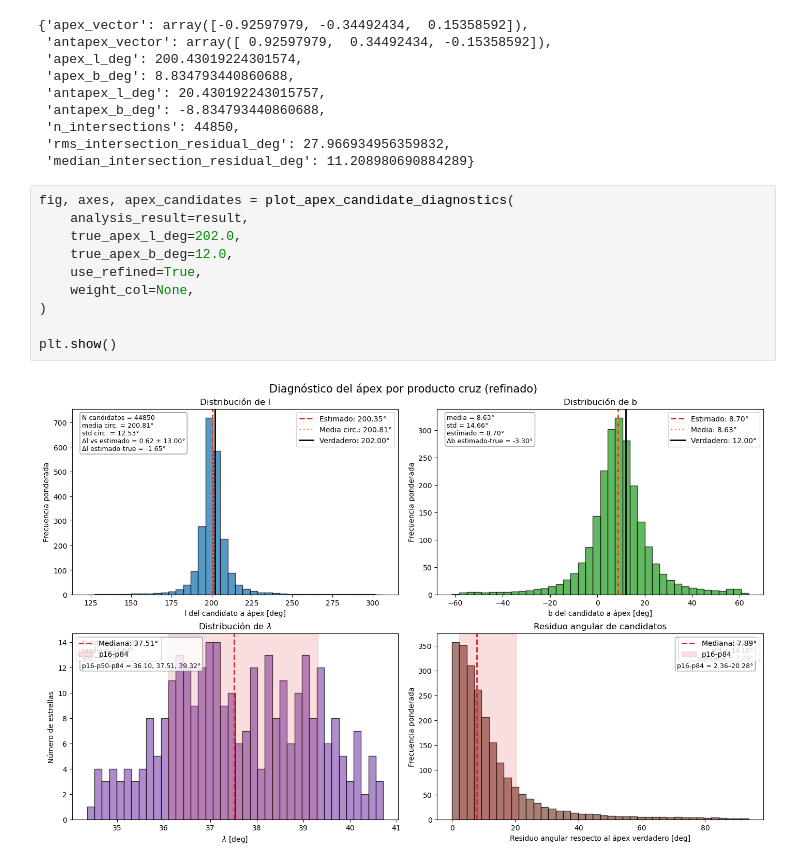
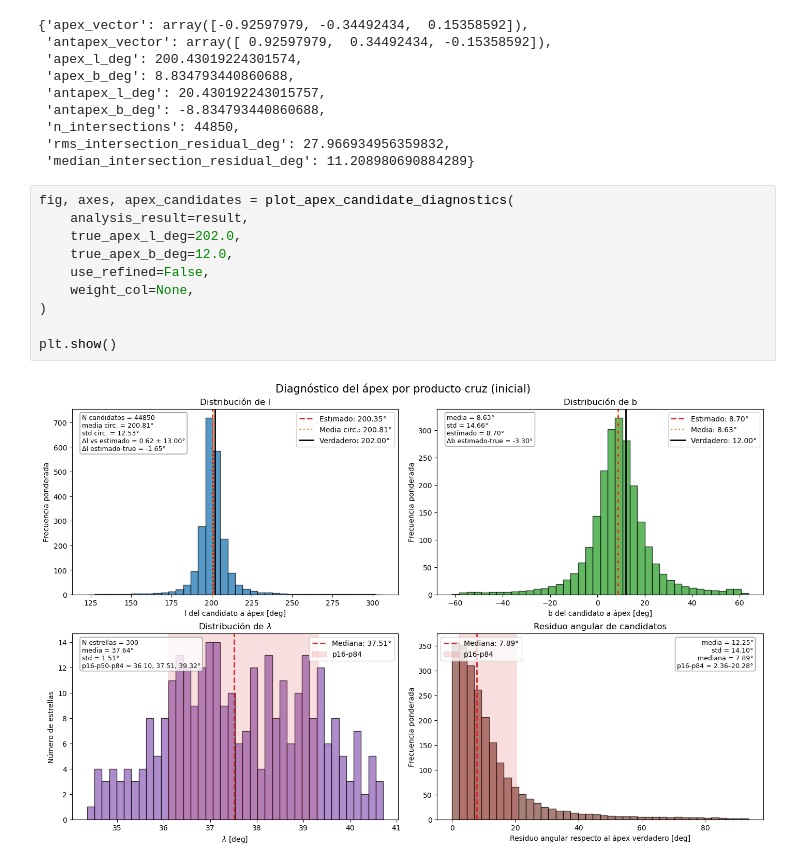
Before and after one commit to nicolasbojacarojas/clusterization_project, a Jupyter notebook: dev/pasantia/analisis_simulacion_hyades.ipynb, the cells around one changed output. Saved outputs shown, nothing was run; the diff lists cells and outputs as text.

```diff
--- a/dev/pasantia/analisis_simulacion_hyades.ipynb
+++ b/dev/pasantia/analisis_simulacion_hyades.ipynb
@@ -834,12 +859,12 @@ result["apex_from_pole_crosses"]
 # %%
 fig, axes, apex_candidates = plot_apex_candidate_diagnostics(
     analysis_result=result,
     true_apex_l_deg=202.0,
     true_apex_b_deg=12.0,
-    use_refined=True,
+    use_refined=False,
     weight_col=None,
 )
 
 plt.show()
 # %% [output]
-[figure, old version]
+[figure, new version]
```
Also changed, not shown: parts of 1 cell of this notebook, 1 other file.
